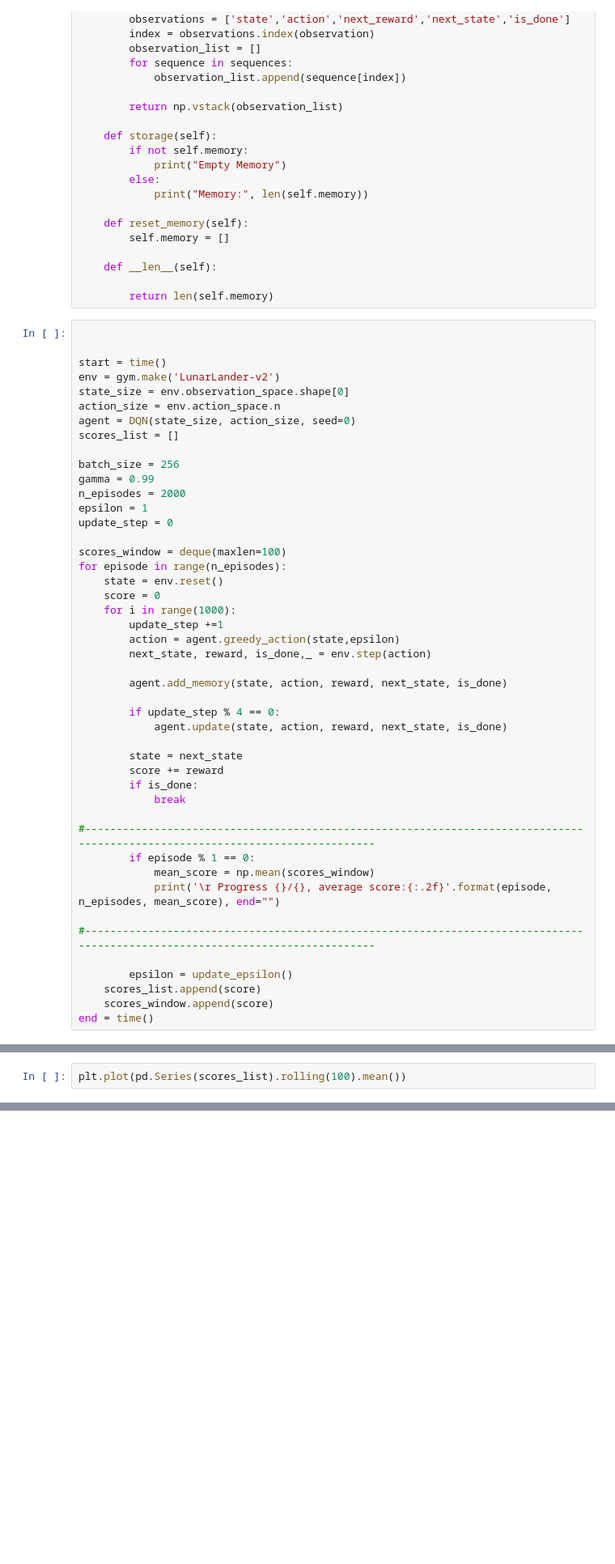
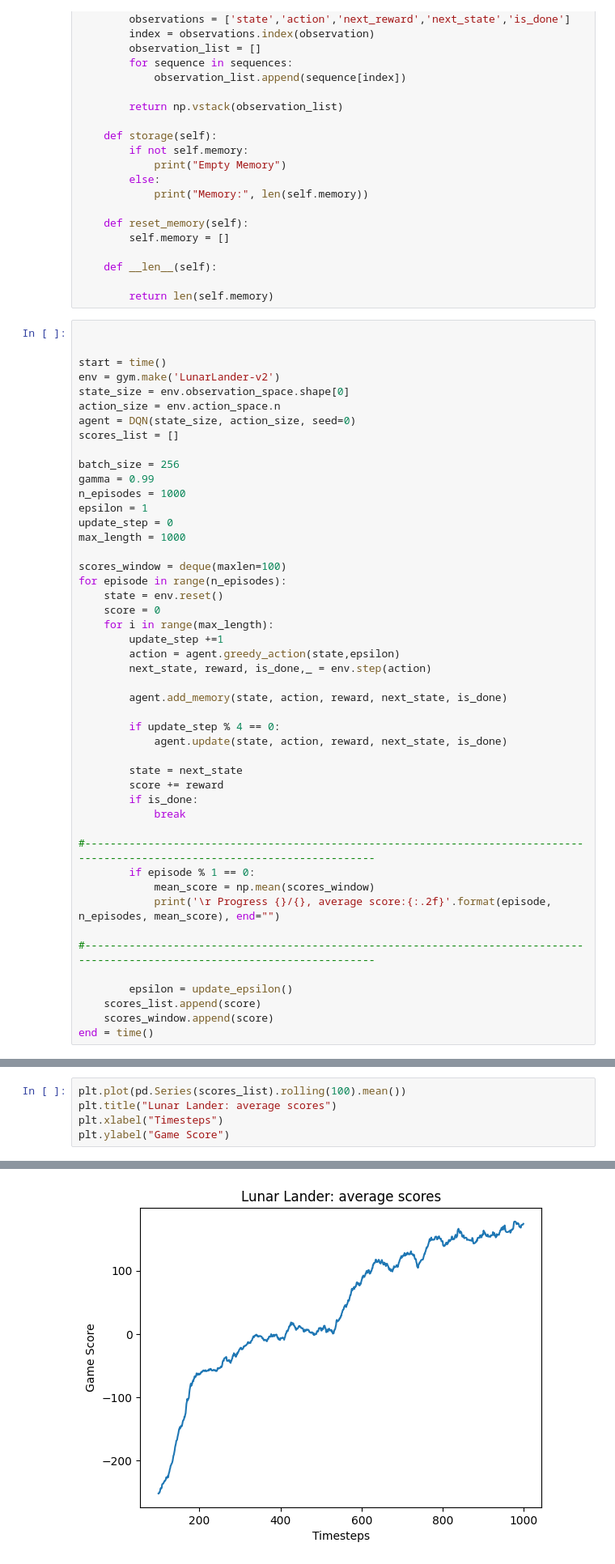
Before and after one commit to jan-ramos/Reinforcement-Learning, a Jupyter notebook: dqn.ipynb, the cells around one changed output, grey strips where cells are left out. Shown at 81% size. Drawn from its saved outputs; the diff is of its cells as text; blank space fills up the shorter version.

```diff
--- a/dqn.ipynb
+++ b/dqn.ipynb
@@ -227,15 +232,16 @@ scores_list = []
 
 batch_size = 256
 gamma = 0.99
-n_episodes = 2000
+n_episodes = 1000
 epsilon = 1
 update_step = 0
+max_length = 1000
 
 scores_window = deque(maxlen=100)
 for episode in range(n_episodes):
     state = env.reset()
     score = 0
-    for i in range(1000):
+    for i in range(max_length):
         update_step +=1
         action = agent.greedy_action(state,epsilon)
         next_state, reward, is_done,_ = env.step(action)
@@ -264,2 +272,6 @@ end = time()
 # %%
 plt.plot(pd.Series(scores_list).rolling(100).mean())
+plt.title("Lunar Lander: average scores")
+plt.xlabel("Timesteps")
+plt.ylabel("Game Score")
+# %% [output]
@@ -265,0 +279 @@ plt.plot(pd.Series(scores_list).rolling(100).mean())
+[figure, added]
```
Also changed, not shown: parts of 4 cells of this notebook.
